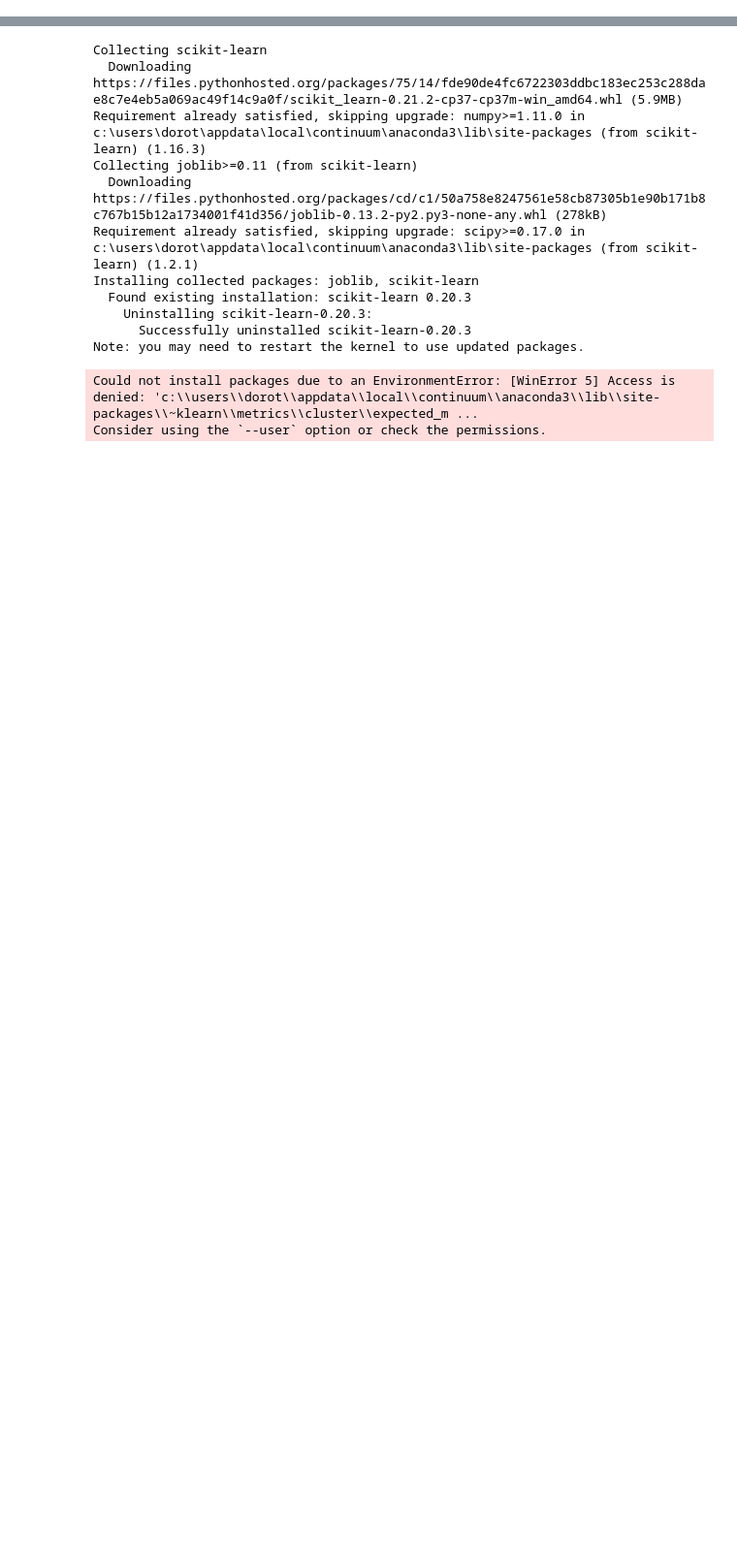
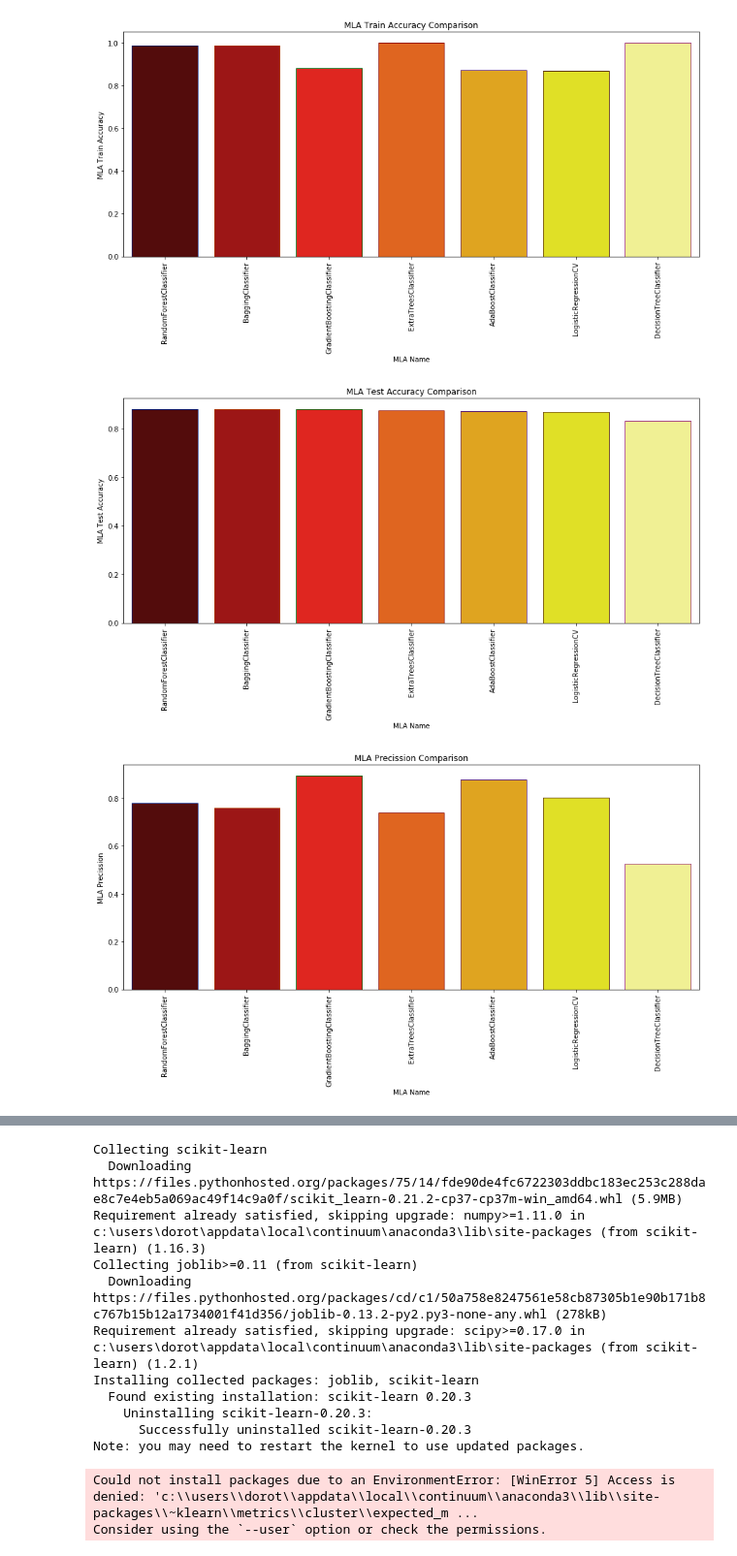
Before and after one commit to drajsel/Outliers, a Jupyter notebook: dokumentacija za Mozgalo/5_training_model.ipynb, the cells around one changed output, grey strips where cells are left out. Shown at 97% size. Drawn from its saved outputs; the diff is of its cells as text; code cells hidden in the pictures; blank space fills up the shorter version.

```diff
--- a/dokumentacija za Mozgalo/5_training_model.ipynb
+++ b/dokumentacija za Mozgalo/5_training_model.ipynb
@@ -40,21 +57,0 @@ X_train.shape
-# %%
-from sklearn.utils import resample
-from sklearn.model_selection import train_test_split
-
-# concatenate our training data back together
-X = pd.read_hdf('X_train_ft.h5' , key = 'X_train_ft')
-# separate minority and majority classes
-neraskidi = X[X['PRIJEVREMENI_RASKID']==0]
-raskidi = X[X['PRIJEVREMENI_RASKID']==1]
-
-# upsample minority
-raskidi_upsampled = resample(raskidi,
-                          replace=True, # sample with replacement
-                          n_samples= len(neraskidi), # match number in majority class
-                          random_state=27) # reproducible results
-
-# combine majority and upsampled minority
-upsampled = pd.concat([neraskidi, raskidi_upsampled])
-
-# check new class counts
-upsampled['PRIJEVREMENI_RASKID'].value_counts()
@@ -67,0 +65,10 @@ X_train_up = upsampled.drop(['PRIJEVREMENI_RASKID'], axis = 1)
+# %%
+# bez odabira značajki
+
+## kod logističke regresije imamo -1 i 1 za ciljnu značajku
+y = np.where(y==0, -1, y)
+X_train, X_test, y_train, y_test = train_test_split(X, y, test_size=0.33, random_state=42)
+
+model = Pipeline([('logistic', LogisticRegression(solver='liblinear'))])
+model.fit(X_train, y_train)
+accuracy_test = model.score(X_test,y_test) # Tocnost je default mjera za LogisticRegression()
@@ -97,0 +387,8 @@ student.to_csv('student.csv')
+# %%
+# bez sampliranja
+MLA_compare = compare_MLA(False, False, x_train, y_train, x_test, y_test)
+MLA_compare
+# %% [output]
+[figure, added]
+[figure, added]
+[figure, added]
```
Also changed, not shown: parts of 75 cells of this notebook, 1 other file.
